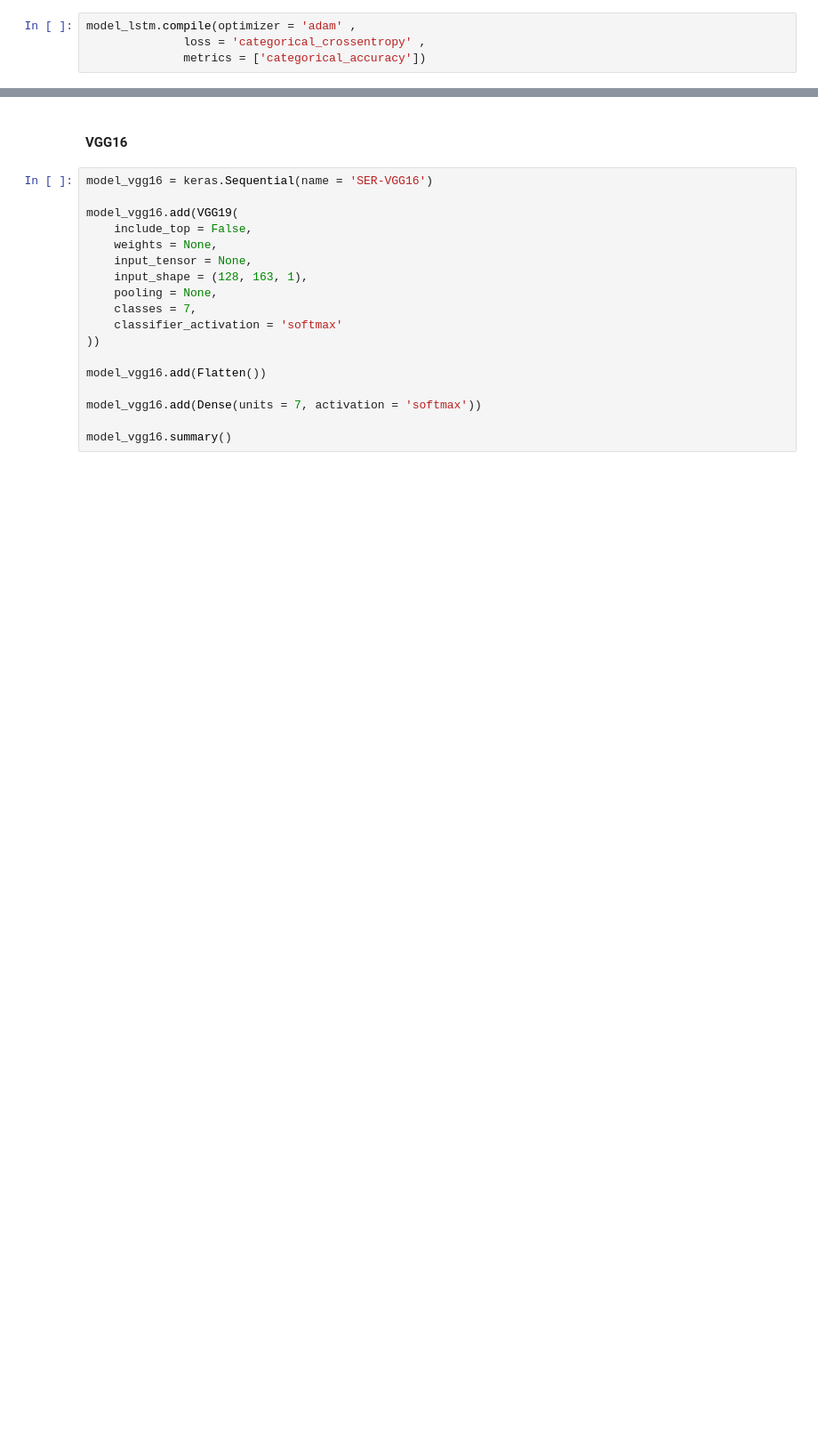
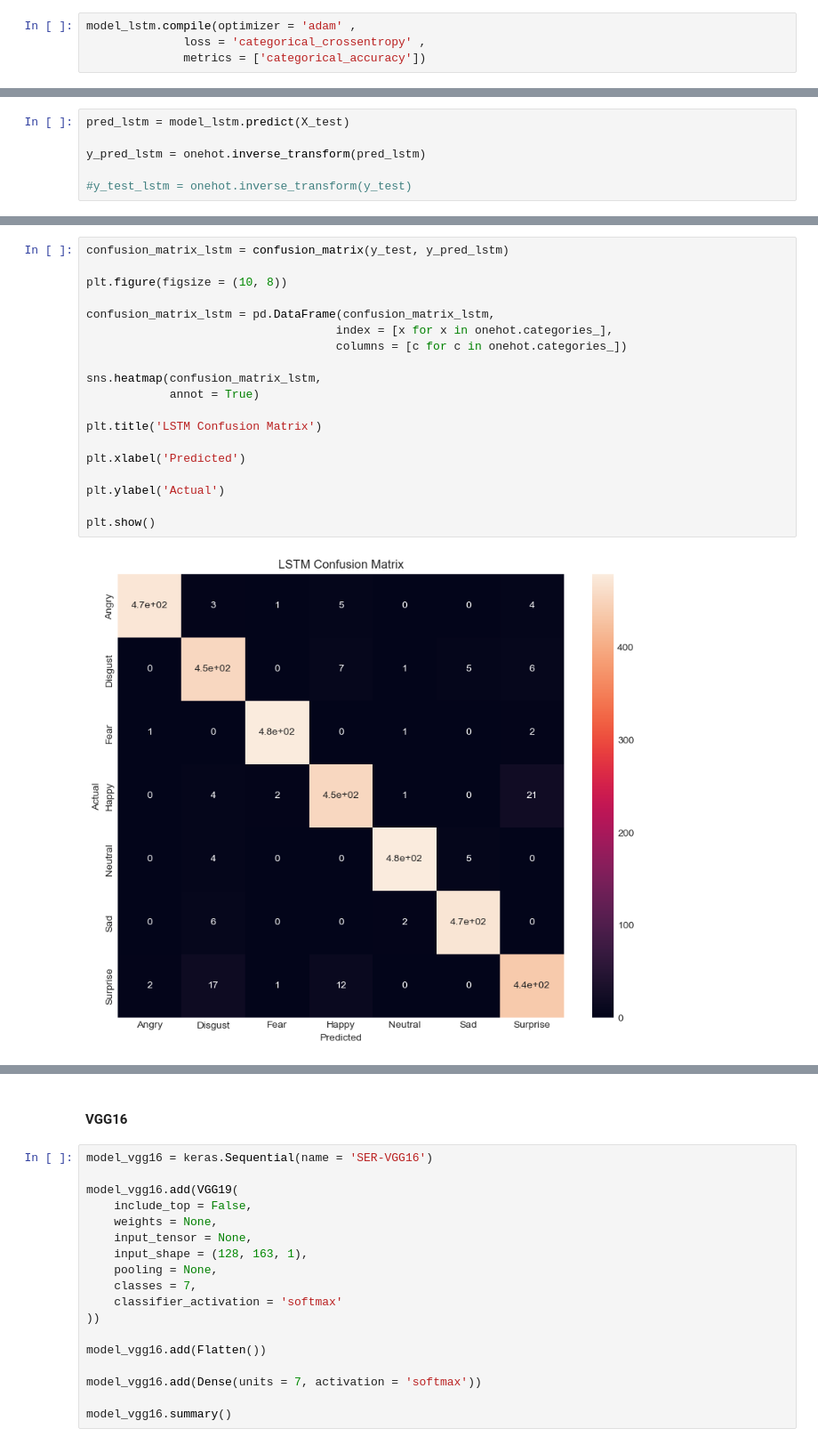
Before and after one commit to sehanks/DS400-Hanks, a Jupyter notebook: SER Modeling.ipynb, the cells around one changed output, grey strips where cells are left out. Shown: that part at 89% size. Cells and saved outputs as stored; diff of their text form; blank space fills up the shorter version.

```diff
--- a/SER Modeling.ipynb
+++ b/SER Modeling.ipynb
@@ -358,0 +426,6 @@ plt.show()
+# %%
+pred_lstm = model_lstm.predict(X_test)
+
+y_pred_lstm = onehot.inverse_transform(pred_lstm)
+
+#y_test_lstm = onehot.inverse_transform(y_test)
@@ -358,0 +454,21 @@ plt.show()
+# %%
+confusion_matrix_lstm = confusion_matrix(y_test, y_pred_lstm)
+
+plt.figure(figsize = (10, 8))
+
+confusion_matrix_lstm = pd.DataFrame(confusion_matrix_lstm,
+                                    index = [x for x in onehot.categories_],
+                                    columns = [c for c in onehot.categories_])
+
+sns.heatmap(confusion_matrix_lstm,
+            annot = True)
+
+plt.title('LSTM Confusion Matrix')
+
+plt.xlabel('Predicted')
+
+plt.ylabel('Actual')
+
+plt.show()
+# %% [output]
+[figure, added]
```
Also changed, not shown: parts of 20 cells of this notebook.
